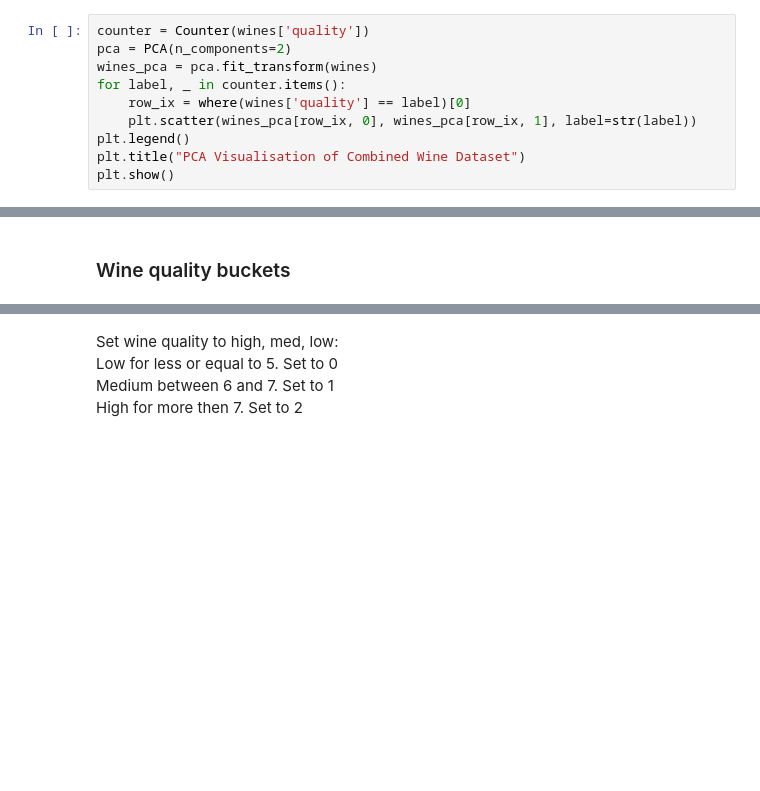
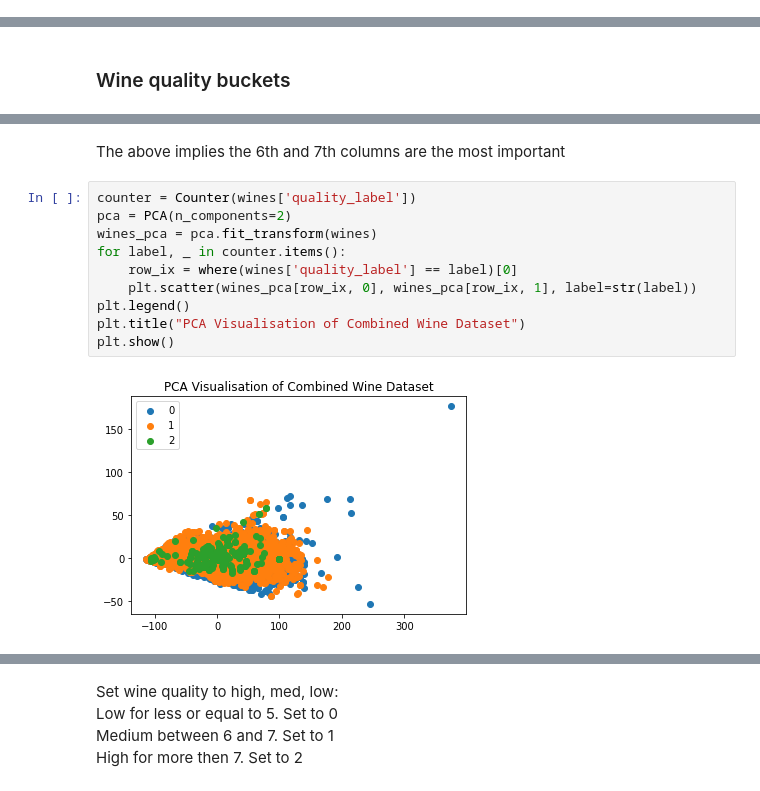
Before and after one commit to tripsysi/Wine_Classifier, a Jupyter notebook: DATA7703_Project_Wine_Classifier.ipynb, the cells around one changed output, grey strips where cells are left out. Cells and saved outputs as stored; diff of their text form; blank space fills up the shorter version.

```diff
--- a/DATA7703_Project_Wine_Classifier.ipynb
+++ b/DATA7703_Project_Wine_Classifier.ipynb
@@ -141,13 +131,3 @@ alcohol                 0
 Winetype                0
 quality                 0
 dtype: int64
-# %%
-counter = Counter(wines['quality'])
-pca = PCA(n_components=2)
-wines_pca = pca.fit_transform(wines)
-for label, _ in counter.items():
-    row_ix = where(wines['quality'] == label)[0]
-    plt.scatter(wines_pca[row_ix, 0], wines_pca[row_ix, 1], label=str(label))
-plt.legend()
-plt.title("PCA Visualisation of Combined Wine Dataset")
-plt.show()
@@ -161,0 +181,14 @@ sns.heatmap(wines.corr(), annot=True, cbar=False);
+# %% [markdown]
+The above implies the 6th and 7th columns are the most important
+# %%
+counter = Counter(wines['quality_label'])
+pca = PCA(n_components=2)
+wines_pca = pca.fit_transform(wines)
+for label, _ in counter.items():
+    row_ix = where(wines['quality_label'] == label)[0]
+    plt.scatter(wines_pca[row_ix, 0], wines_pca[row_ix, 1], label=str(label))
+plt.legend()
+plt.title("PCA Visualisation of Combined Wine Dataset")
+plt.show()
+# %% [output]
+[figure, added]
```
Also changed, not shown: parts of 103 cells of this notebook.
